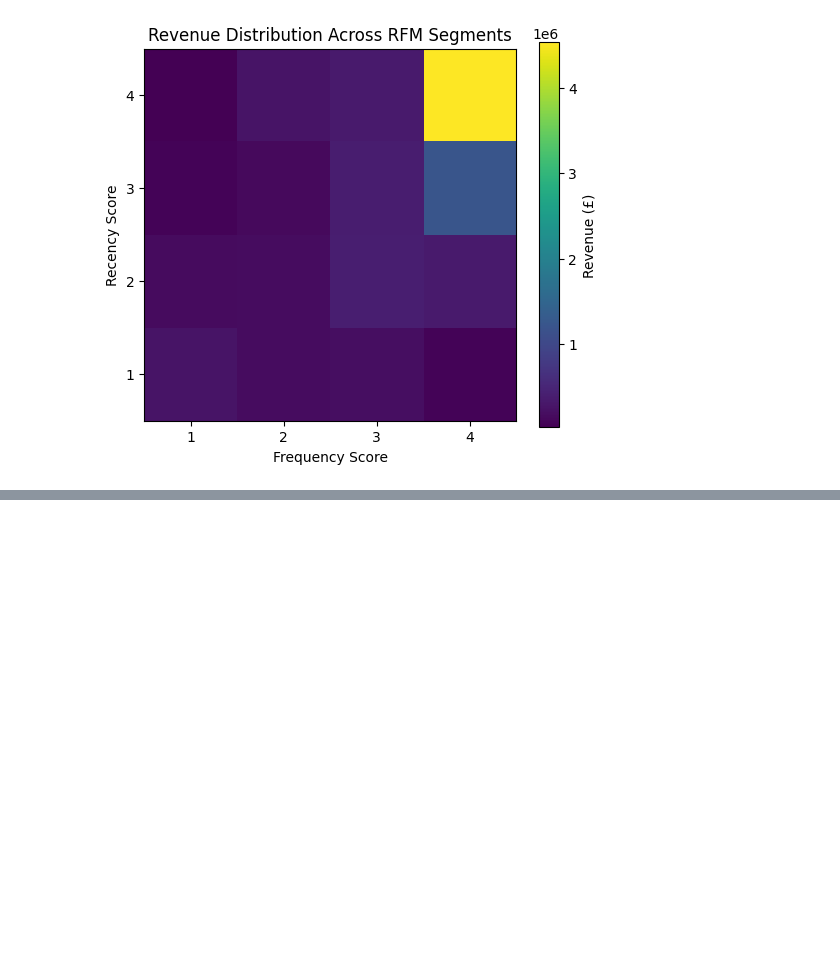
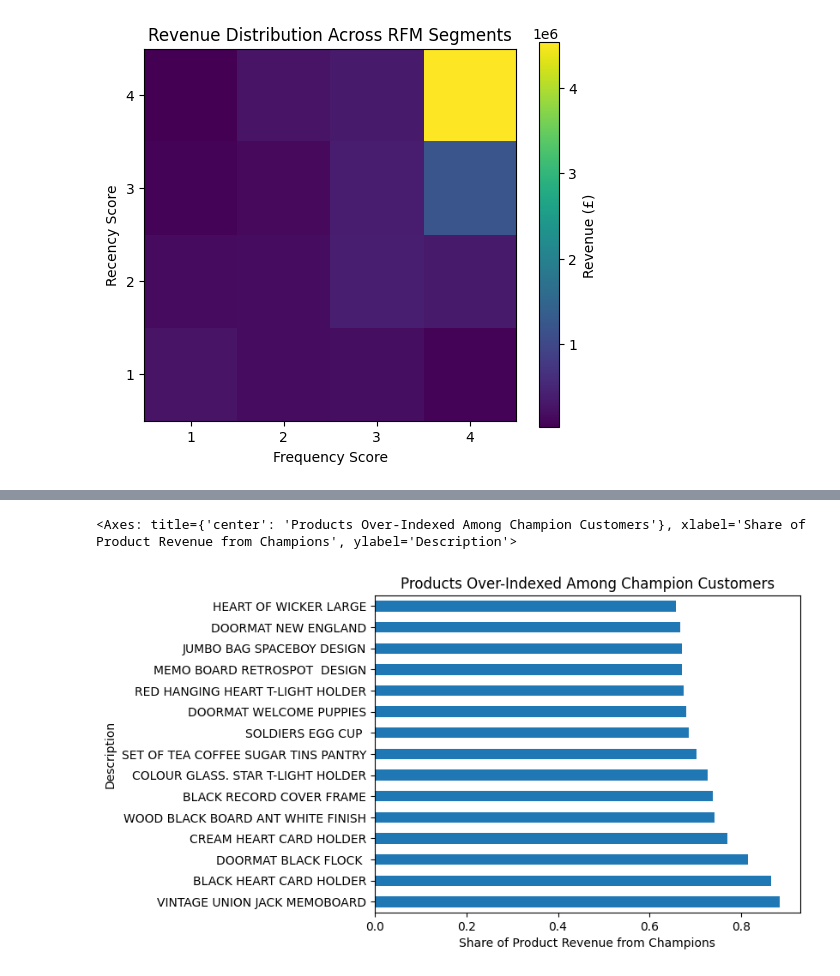
Before and after one commit to rodrigo-gonzalez-data/ecommerce-analysis, a Jupyter notebook: notebooks/exploration.ipynb, the cells around one changed output, grey strips where cells are left out. Drawn from its saved outputs; the diff is of its cells as text; code cells hidden in the pictures; blank space fills up the shorter version.

Commit message:
Explore champion product preferences

```diff
--- a/notebooks/exploration.ipynb
+++ b/notebooks/exploration.ipynb
@@ -686,0 +713,4 @@ plt.show()
+# %%
+# Split transaction data
+df_champions = df_clean[df_clean["CustomerID"].isin(champion_ids)]
+df_non_champions = df_clean[~df_clean["CustomerID"].isin(champion_ids)]
@@ -686,0 +733,26 @@ plt.show()
+# %%
+# Champion revenue share per product
+product_affinity = champion_product_rev.merge(
+    total_product_rev,
+    on=["StockCode", "Description"],
+    suffixes=("_champions", "_total")
+)
+
+product_affinity["champion_share"] = (
+    product_affinity["Revenue_champions"]
+    / product_affinity["Revenue_total"]
+)
+# %%
+# Remove low-signal products
+product_affinity = product_affinity[
+    product_affinity["Revenue_total"] > 10_000
+]
+# %%
+# Top products over-indexed among Champions
+top_affinity_products = (
+    product_affinity
+    .sort_values("champion_share", ascending=False)
+    .head(15)
+)
+
+top_affinity_products
@@ -686,0 +776,9 @@ plt.show()
+# %%
+top_affinity_products.set_index("Description")["champion_share"].plot(
+    kind="barh",
+    title="Products Over-Indexed Among Champion Customers",
+    xlabel="Share of Product Revenue from Champions"
+)
+# %% [output]
+<Axes: title={'center': 'Products Over-Indexed Among Champion Customers'}, xlabel='Share of Product Revenue from Champions', ylabel='Description'>
+[figure, added]
```
Also changed, not shown: parts of 6 cells of this notebook.
